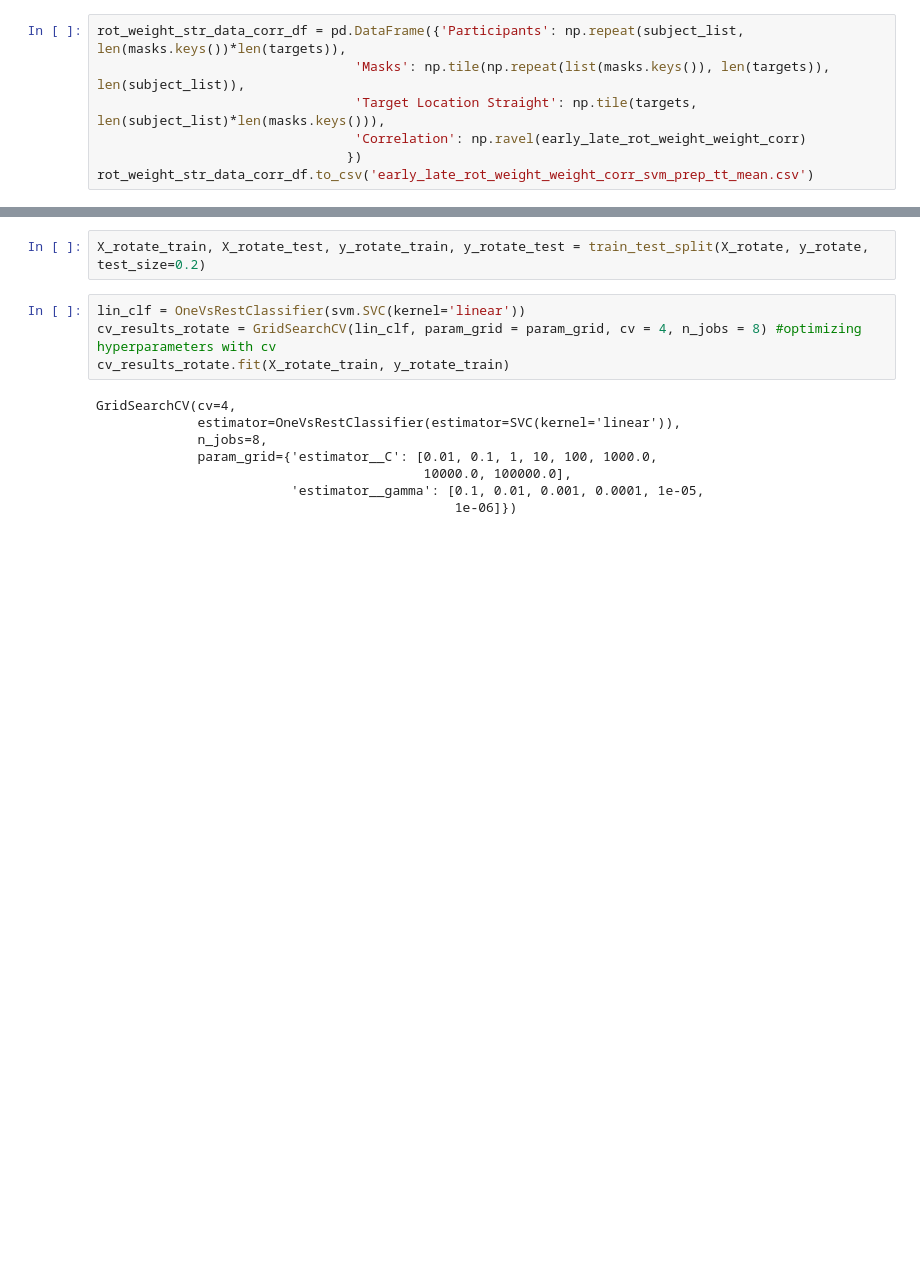
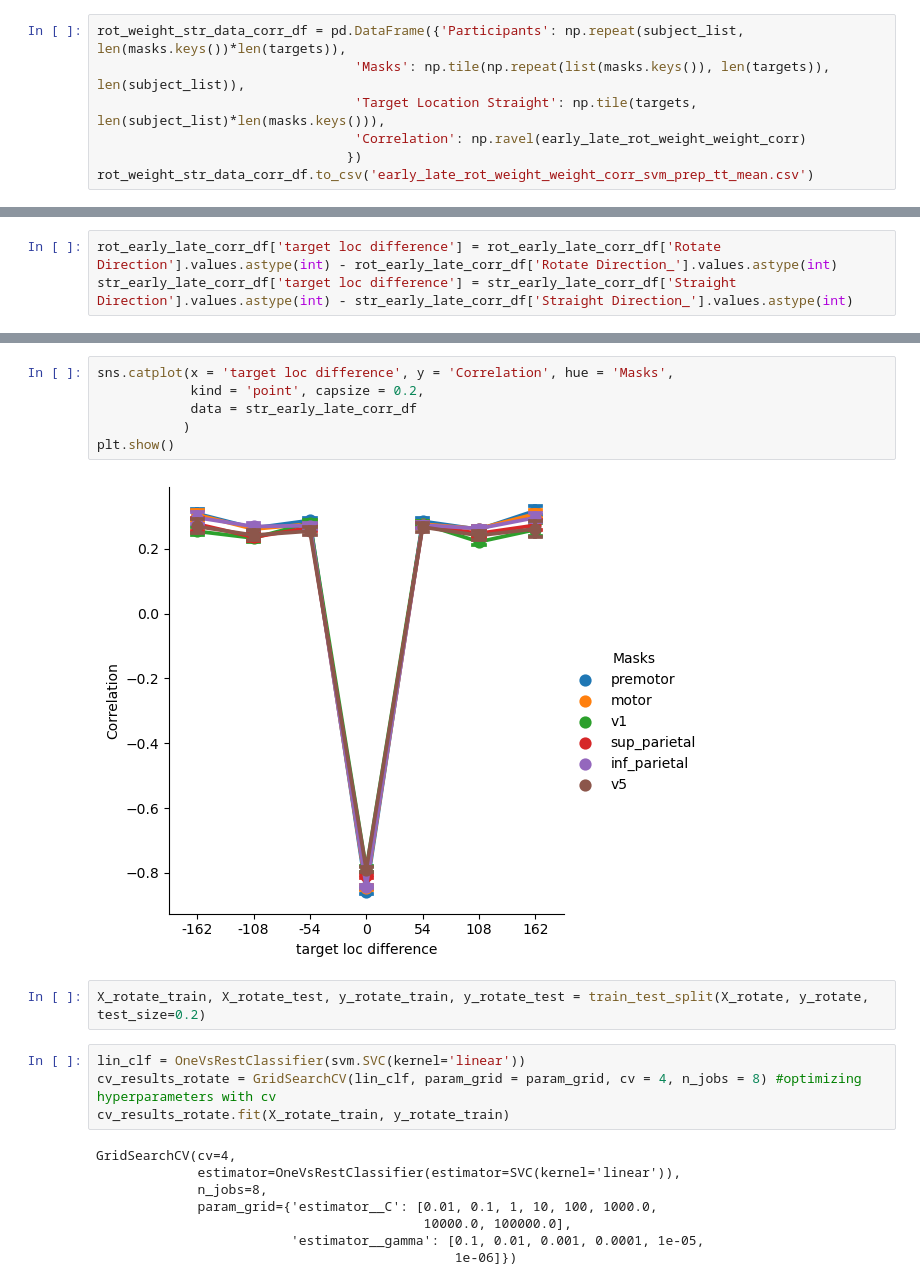
Before and after one commit to tejas-savalia/fmri_project, a Jupyter notebook: mvpa_classification.ipynb, the cells around one changed output, grey strips where cells are left out. Drawn from its saved outputs; the diff is of its cells as text; blank space fills up the shorter version.

Commit message:
Classifier weights, early late correlations

```diff
--- a/mvpa_classification.ipynb
+++ b/mvpa_classification.ipynb
@@ -481,0 +430,3 @@ rot_weight_str_data_corr_df.to_csv('early_late_rot_weight_weight_corr_svm_prep_t
+# %%
+rot_early_late_corr_df['target loc difference'] = rot_early_late_corr_df['Rotate Direction'].values.astype(int) - rot_early_late_corr_df['Rotate Direction_'].values.astype(int)
+str_early_late_corr_df['target loc difference'] = str_early_late_corr_df['Straight Direction'].values.astype(int) - str_early_late_corr_df['Straight Direction_'].values.astype(int)
@@ -482,3 +449,11 @@ rot_weight_str_data_corr_df.to_csv('early_late_rot_weight_weight_corr_svm_prep_t
+# %%
+sns.catplot(x = 'target loc difference', y = 'Correlation', hue = 'Masks',
+            kind = 'point', capsize = 0.2,
+            data = str_early_late_corr_df
+           )
+plt.show()
+# %% [output]
+[figure, added]
 # %%
 X_rotate_train, X_rotate_test, y_rotate_train, y_rotate_test = train_test_split(X_rotate, y_rotate, test_size=0.2)
 # %%
```
Also changed, not shown: parts of 8 cells of this notebook, 8 other files.
